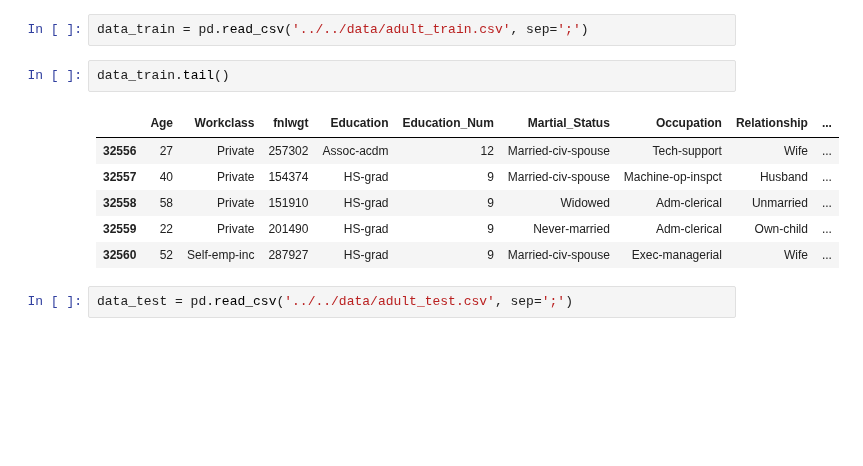
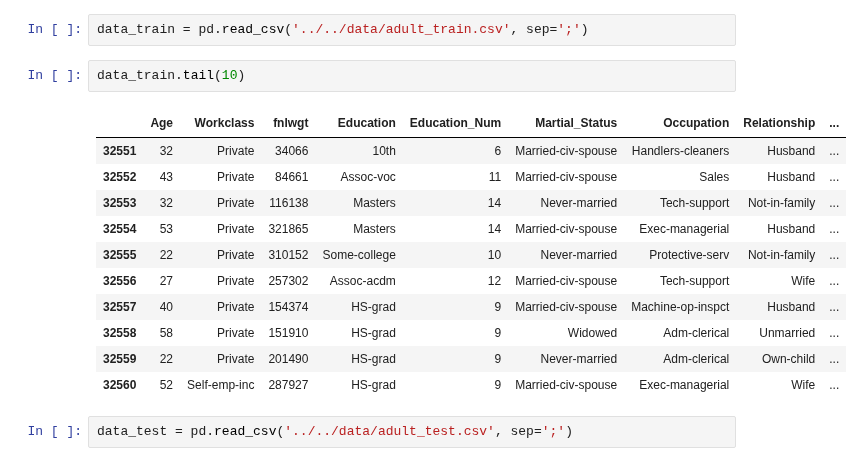
Before and after one commit to omega1996/mlcourse.ai, a Jupyter notebook: Solution/Third/assignment03_decision_trees.ipynb, the cells around one changed output. Cells and saved outputs as stored; diff of their text form; blank space fills up the shorter version.

```diff
--- a/Solution/Third/assignment03_decision_trees.ipynb
+++ b/Solution/Third/assignment03_decision_trees.ipynb
@@ -211,9 +240,14 @@ Feature descriptions:
 # %%
 data_train = pd.read_csv('../../data/adult_train.csv', sep=';')
 # %%
-data_train.tail()
+data_train.tail(10)
 # %% [output]
 |  | Age | Workclass | fnlwgt | Education | Education_Num | Martial_Status | Occupation | Relationship | ... |
+| 32551 | 32 | Private | 34066 | 10th | 6 | Married-civ-spouse | Handlers-cleaners | Husband | ... |
+| 32552 | 43 | Private | 84661 | Assoc-voc | 11 | Married-civ-spouse | Sales | Husband | ... |
+| 32553 | 32 | Private | 116138 | Masters | 14 | Never-married | Tech-support | Not-in-family | ... |
+| 32554 | 53 | Private | 321865 | Masters | 14 | Married-civ-spouse | Exec-managerial | Husband | ... |
+| 32555 | 22 | Private | 310152 | Some-college | 10 | Never-married | Protective-serv | Not-in-family | ... |
 | 32556 | 27 | Private | 257302 | Assoc-acdm | 12 | Married-civ-spouse | Tech-support | Wife | ... |
 | 32557 | 40 | Private | 154374 | HS-grad | 9 | Married-civ-spouse | Machine-op-inspct | Husband | ... |
 | 32558 | 58 | Private | 151910 | HS-grad | 9 | Widowed | Adm-clerical | Unmarried | ... |
```
Also changed, not shown: parts of 34 cells of this notebook, 19 other files.
